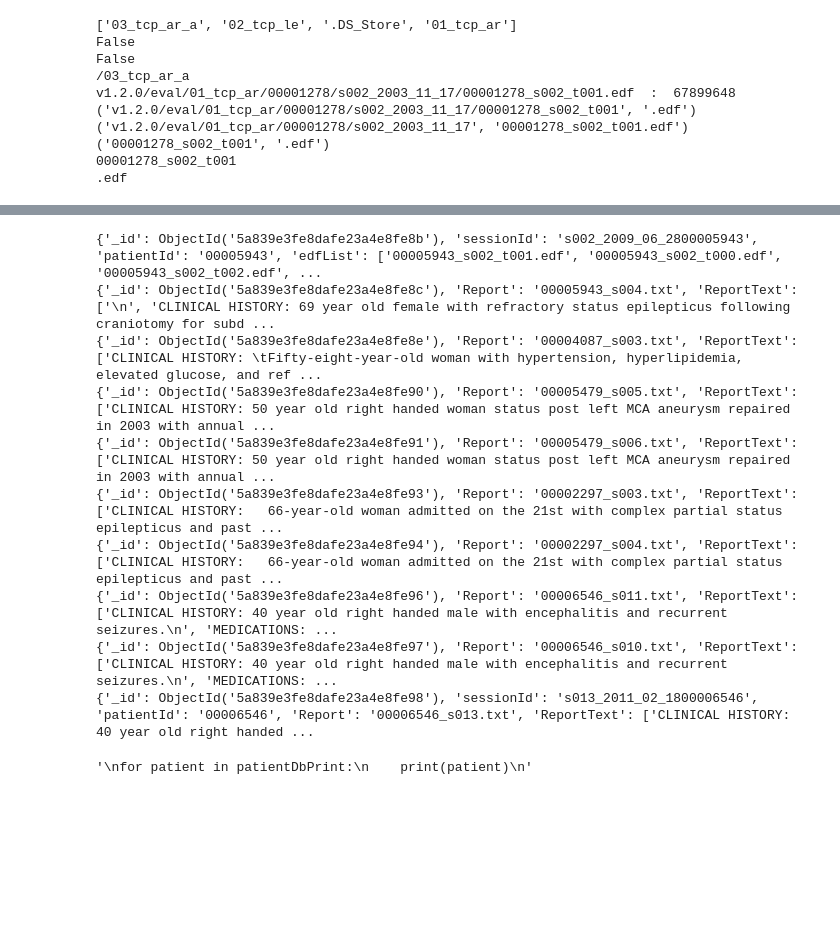
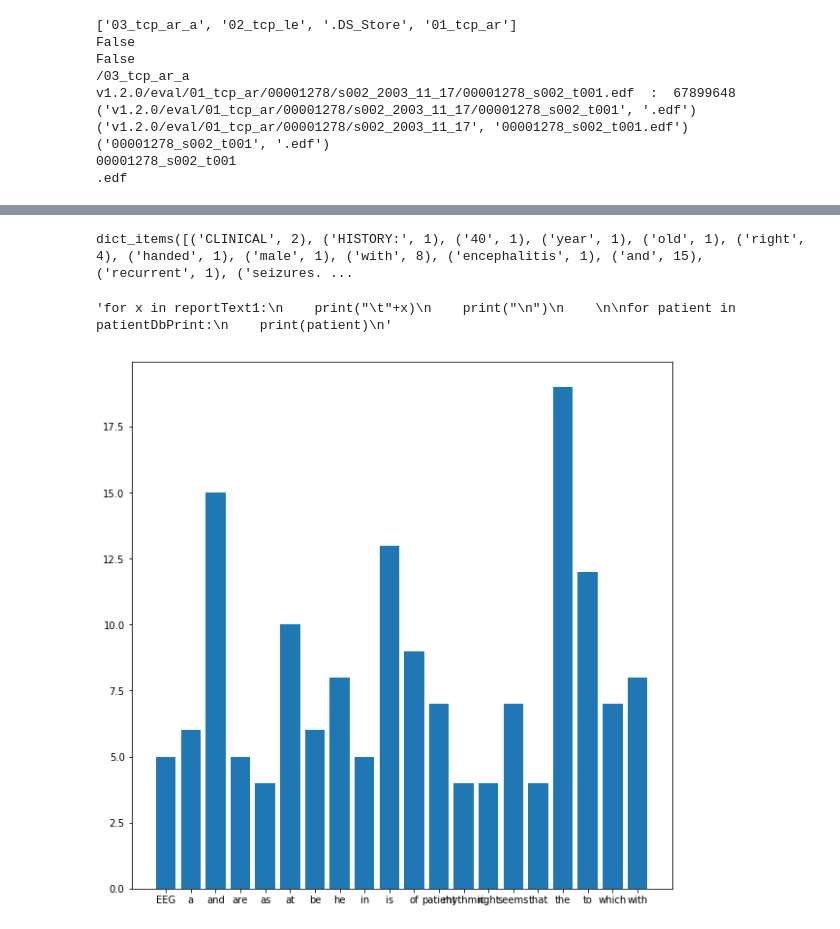
Before and after one commit to UC89/eegProject, a Jupyter notebook: fileTreeParser.ipynb, the cells around one changed output, grey strips where cells are left out. Drawn from its saved outputs; the diff is of its cells as text; code cells hidden in the pictures; blank space fills up the shorter version.

```diff
--- a/fileTreeParser.ipynb
+++ b/fileTreeParser.ipynb
@@ -148,21 +200,46 @@ IndexError: list index out of range
 # %%
 patientDbPrint = patients.find({})
 sessionsDb = sessions.find({})
+sessionList = []
 for session in sessionsDb:
-    print(session)
-'''
+    if len(session.keys())>4:
+        sessionList.append(session)
+    #print(session)
+
+reportText1 = sessionList[0]['ReportText']
+
+reportTextString = " ".join(reportText1)
+
+#print(reportTextString)
+
+reportTextStringList = reportTextString.split(" ")
+
+fDist = nltk.FreqDist(reportTextStringList)
+print(fDist.items())
+#print(reportTextStringList)
+
+'''for x in reportText1:
+    print("\t"+x)
+    print("\n")
+
+
 for patient in patientDbPrint:
     print(patient)
 '''
 # %% [output]
-{'_id': ObjectId('5a839e3fe8dafe23a4e8fe8b'), 'sessionId': 's002_2009_06_2800005943', 'patientId': '00005943', 'edfList': ['00005943_s002_t001.edf', '00005943_s002_t000.edf', '00005943_s002_t002.edf', ...
-{'_id': ObjectId('5a839e3fe8dafe23a4e8fe8c'), 'Report': '00005943_s004.txt', 'ReportText': ['\n', 'CLINICAL HISTORY: 69 year old female with refractory status epilepticus following craniotomy for subd ...
-{'_id': ObjectId('5a839e3fe8dafe23a4e8fe8e'), 'Report': '00004087_s003.txt', 'ReportText': ['CLINICAL HISTORY: \tFifty-eight-year-old woman with hypertension, hyperlipidemia, elevated glucose, and ref ...
-{'_id': ObjectId('5a839e3fe8dafe23a4e8fe90'), 'Report': '00005479_s005.txt', 'ReportText': ['CLINICAL HISTORY: 50 year old right handed woman status post left MCA aneurysm repaired in 2003 with annual ...
-{'_id': ObjectId('5a839e3fe8dafe23a4e8fe91'), 'Report': '00005479_s006.txt', 'ReportText': ['CLINICAL HISTORY: 50 year old right handed woman status post left MCA aneurysm repaired in 2003 with annual ...
-{'_id': ObjectId('5a839e3fe8dafe23a4e8fe93'), 'Report': '00002297_s003.txt', 'ReportText': ['CLINICAL HISTORY:   66-year-old woman admitted on the 21st with complex partial status epilepticus and past ...
-{'_id': ObjectId('5a839e3fe8dafe23a4e8fe94'), 'Report': '00002297_s004.txt', 'ReportText': ['CLINICAL HISTORY:   66-year-old woman admitted on the 21st with complex partial status epilepticus and past ...
-{'_id': ObjectId('5a839e3fe8dafe23a4e8fe96'), 'Report': '00006546_s011.txt', 'ReportText': ['CLINICAL HISTORY: 40 year old right handed male with encephalitis and recurrent seizures.\n', 'MEDICATIONS: ...
-{'_id': ObjectId('5a839e3fe8dafe23a4e8fe97'), 'Report': '00006546_s010.txt', 'ReportText': ['CLINICAL HISTORY: 40 year old right handed male with encephalitis and recurrent seizures.\n', 'MEDICATIONS: ...
-{'_id': ObjectId('5a839e3fe8dafe23a4e8fe98'), 'sessionId': 's013_2011_02_1800006546', 'patientId': '00006546', 'Report': '00006546_s013.txt', 'ReportText': ['CLINICAL HISTORY: 40 year old right handed ...
+dict_items([('CLINICAL', 2), ('HISTORY:', 1), ('40', 1), ('year', 1), ('old', 1), ('right', 4), ('handed', 1), ('male', 1), ('with', 8), ('encephalitis', 1), ('and', 15), ('recurrent', 1), ('seizures. ...
-'\nfor patient in patientDbPrint:\n    print(patient)\n'
+'for x in reportText1:\n    print("\t"+x)\n    print("\n")\n    \n\nfor patient in patientDbPrint:\n    print(patient)\n'
+# %%
+#fDist.most_common(30)
+mostCommon = fDist.most_common(20)
+xAxisVals = []
+yAxisVals = []
+
+plt.figure(figsize=(10,10))
+for x in mostCommon:
+    xAxisVals.append(x[0])
+    yAxisVals.append(x[1])
+plt.bar(xAxisVals,yAxisVals)
+plt.show()
+# %% [output]
+[figure, added]
```
Also changed, not shown: parts of 4 cells of this notebook, 2 other files.
